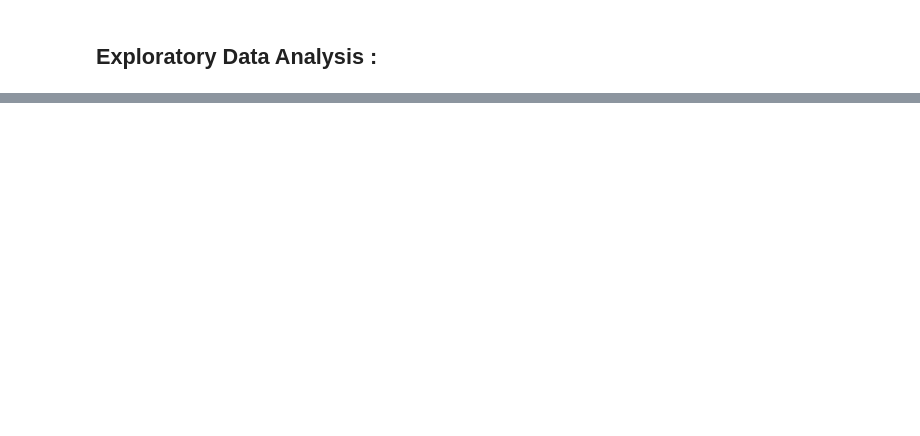
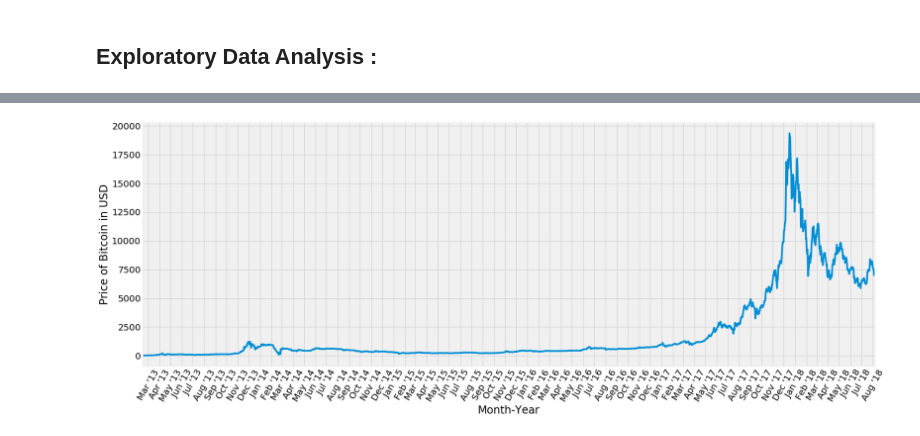
Before and after one commit to Prakhar-FF13/Bitcoin-Prediction, a Jupyter notebook: Bitcoin Price Prediction.ipynb, the cells around one changed output, grey strips where cells are left out. Saved outputs shown, nothing was run; the diff lists cells and outputs as text; code cells hidden in the pictures; blank space fills up the shorter version.

```diff
--- a/Bitcoin Price Prediction.ipynb
+++ b/Bitcoin Price Prediction.ipynb
@@ -97,0 +109,16 @@ data.tail()
+# %%
+# Plotting the time series :
+x_axis = data['time']
+y_axis = data['close']
+fig, ax = plt.subplots(figsize=(26,10))
+plt.xticks(rotation = 60, fontsize=20)
+plt.yticks(fontsize = 20)
+plt.xlabel("Month-Year", fontsize=24)
+plt.ylabel("Price of Bitcoin in USD", fontsize = 24)
+plt.xlim((x_axis[0], x_axis[2000]))
+ax.plot(x_axis, y_axis)
+ax.xaxis.set_major_locator(MonthLocator())
+ax.xaxis.set_major_formatter(DateFormatter("%b '%y"))
+plt.show()
+# %% [output]
+[figure, added]
```
Also changed, not shown: parts of 30 cells of this notebook.
